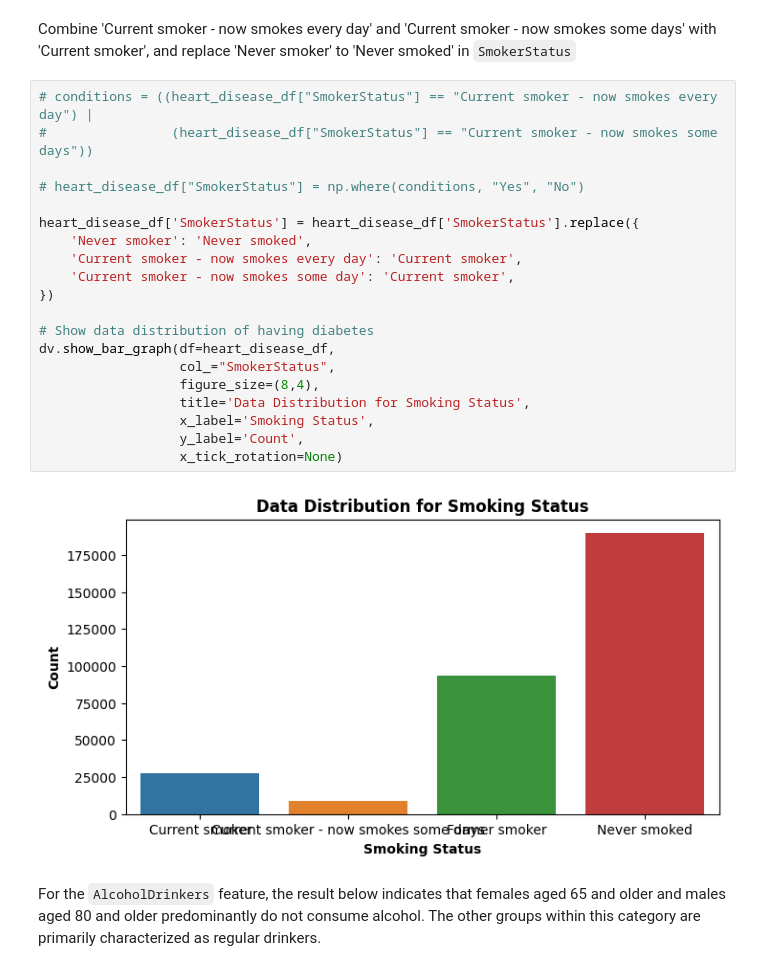
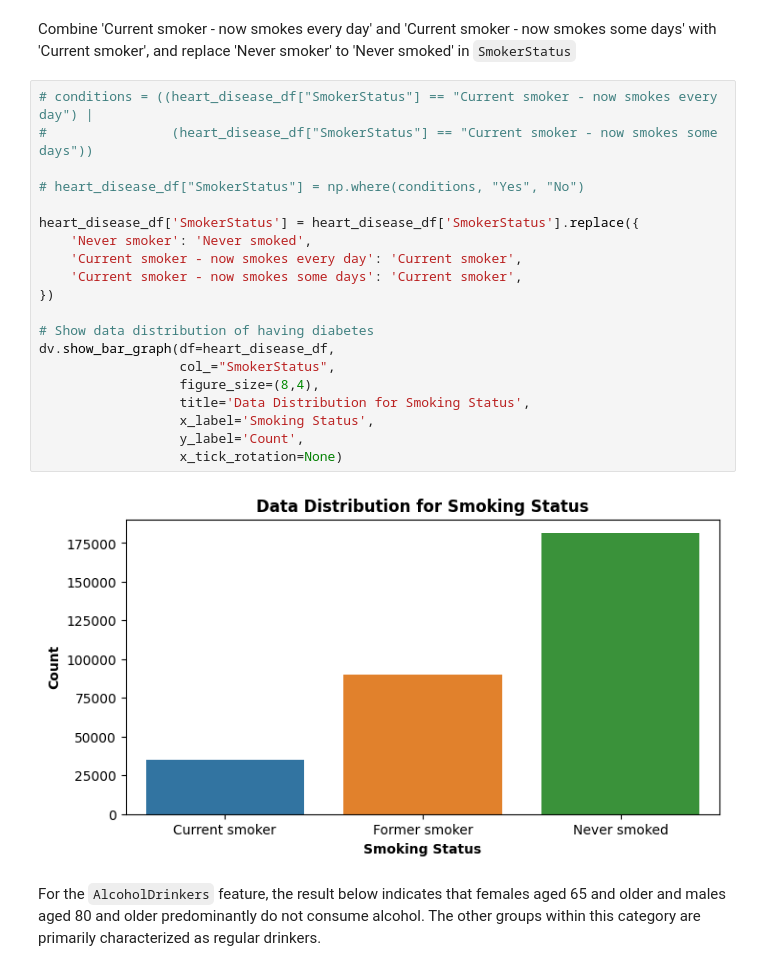
Before and after one commit to abccastro/Heart-Disease-Prediction, a Jupyter notebook: Heart Disease Prediction.ipynb, the cells around one changed output. Saved outputs shown, nothing was run; the diff lists cells and outputs as text.

```diff
--- a/Heart Disease Prediction.ipynb
+++ b/Heart Disease Prediction.ipynb
@@ -693,25 +690,25 @@ Combine 'Current smoker - now smokes every day' and 'Current smoker - now smokes
 # %%
 # conditions = ((heart_disease_df["SmokerStatus"] == "Current smoker - now smokes every day") |
 #                (heart_disease_df["SmokerStatus"] == "Current smoker - now smokes some days"))
 
 # heart_disease_df["SmokerStatus"] = np.where(conditions, "Yes", "No")
 
 heart_disease_df['SmokerStatus'] = heart_disease_df['SmokerStatus'].replace({
     'Never smoker': 'Never smoked',
     'Current smoker - now smokes every day': 'Current smoker',
-    'Current smoker - now smokes some day': 'Current smoker',
+    'Current smoker - now smokes some days': 'Current smoker',
 })
 
 # Show data distribution of having diabetes
 dv.show_bar_graph(df=heart_disease_df,
                   col_="SmokerStatus",
                   figure_size=(8,4),
                   title='Data Distribution for Smoking Status',
                   x_label='Smoking Status',
                   y_label='Count',
                   x_tick_rotation=None)
 # %% [output]
-[figure, old version]
+[figure, new version]
 # %% [markdown]
 For the `AlcoholDrinkers` feature, the result below indicates that females aged 65 and older and males aged 80 and older predominantly do not consume alcohol. The other groups within this category are primarily characterized as regular drinkers.
 # %%
```
Also changed, not shown: parts of 61 cells of this notebook, 1 other file.
